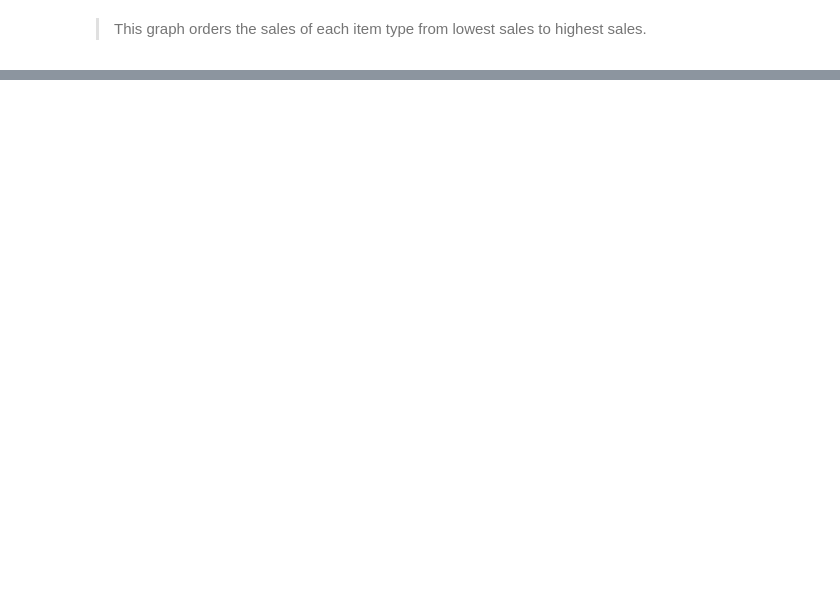
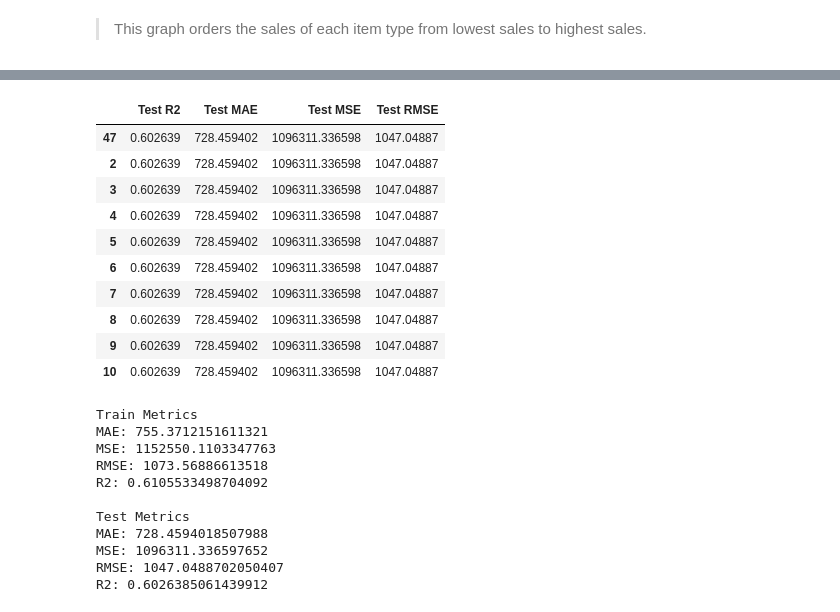
Before and after one commit to mvince33/food-sales-predictions, a Jupyter notebook: food_sales_prediction_final.ipynb, the cells around one changed output, grey strips where cells are left out. Drawn from its saved outputs; the diff is of its cells as text; code cells hidden in the pictures; blank space fills up the shorter version.

```diff
--- a/food_sales_prediction_final.ipynb
+++ b/food_sales_prediction_final.ipynb
@@ -387,0 +538,17 @@ plt.title('Outlet Sales by Item Type', fontsize = 20);
+# %%
+# Tune the model by max_depth
+depths = list(range(1, 50))
+cols = ['Test R2',
+        'Test MAE',
+        'Test MSE',
+        'Test RMSE']
+scores_rf = pd.DataFrame(index = depths, columns = cols)
+for depth in depths:
+  rf = RandomForestRegressor(max_depth = depth, random_state = 42)
+  rf.fit(X_train_processed, y_train)
+  predictions = rf.predict(X_test_processed)
+  mae, mse, rmse, r2 = eval_metrics(y_test, predictions)
+  scores_rf.loc[depth, 'Test MAE'] = mae
+  scores_rf.loc[depth, 'Test MSE'] = mse
+  scores_rf.loc[depth, 'Test RMSE'] = rmse
+  scores_rf.loc[depth, 'Test R2'] = r2
@@ -387,0 +576,13 @@ plt.title('Outlet Sales by Item Type', fontsize = 20);
+# %%
+# Tune the random forest by max_features with a max_depth of 5
+param_vals = list(range(1, 50))
+scores_rf = pd.DataFrame(index = param_vals, columns = cols)
+for val in param_vals:
+  rf = RandomForestRegressor(max_depth = 5, n_jobs = val, random_state = 42)
+  rf.fit(X_train_processed, y_train)
+  predictions = rf.predict(X_test_processed)
+  mae, mse, rmse, r2 = eval_metrics(y_test, predictions)
+  scores_rf.loc[val, 'Test MAE'] = mae
+  scores_rf.loc[val, 'Test MSE'] = mse
+  scores_rf.loc[val, 'Test RMSE'] = rmse
+  scores_rf.loc[val, 'Test R2'] = r2
@@ -387,0 +595,38 @@ plt.title('Outlet Sales by Item Type', fontsize = 20);
+# %%
+# Sort the metrics
+scores_rf = scores_rf.sort_values(by = 'Test R2', ascending = False)
+display(scores_rf.head(10))
+
+# Display the test and training metrics
+print('\nTrain Metrics')
+rf = RandomForestRegressor(max_depth = 5, random_state = 42)
+rf.fit(X_train_processed, y_train)
+mae, mse, rmse, r2 = eval_metrics(y_train, rf.predict(X_train_processed))
+print_metrics(mae, mse, rmse, r2)
+
+print('\nTest Metrics')
+mae, mse, rmse, r2 = eval_metrics(y_test, rf.predict(X_test_processed))
+print_metrics(mae, mse, rmse, r2)
+# %% [output]
+|  | Test R2 | Test MAE | Test MSE | Test RMSE |
+| 47 | 0.602639 | 728.459402 | 1096311.336598 | 1047.04887 |
+| 2 | 0.602639 | 728.459402 | 1096311.336598 | 1047.04887 |
+| 3 | 0.602639 | 728.459402 | 1096311.336598 | 1047.04887 |
+| 4 | 0.602639 | 728.459402 | 1096311.336598 | 1047.04887 |
+| 5 | 0.602639 | 728.459402 | 1096311.336598 | 1047.04887 |
+| 6 | 0.602639 | 728.459402 | 1096311.336598 | 1047.04887 |
+| 7 | 0.602639 | 728.459402 | 1096311.336598 | 1047.04887 |
+| 8 | 0.602639 | 728.459402 | 1096311.336598 | 1047.04887 |
+| 9 | 0.602639 | 728.459402 | 1096311.336598 | 1047.04887 |
+| 10 | 0.602639 | 728.459402 | 1096311.336598 | 1047.04887 |
+Train Metrics
+MAE: 755.3712151611321
+MSE: 1152550.1103347763
+RMSE: 1073.56886613518
+R2: 0.6105533498704092
+
+Test Metrics
+MAE: 728.4594018507988
+MSE: 1096311.336597652
+RMSE: 1047.0488702050407
+R2: 0.6026385061439912
```
Also changed, not shown: parts of 16 cells of this notebook.
